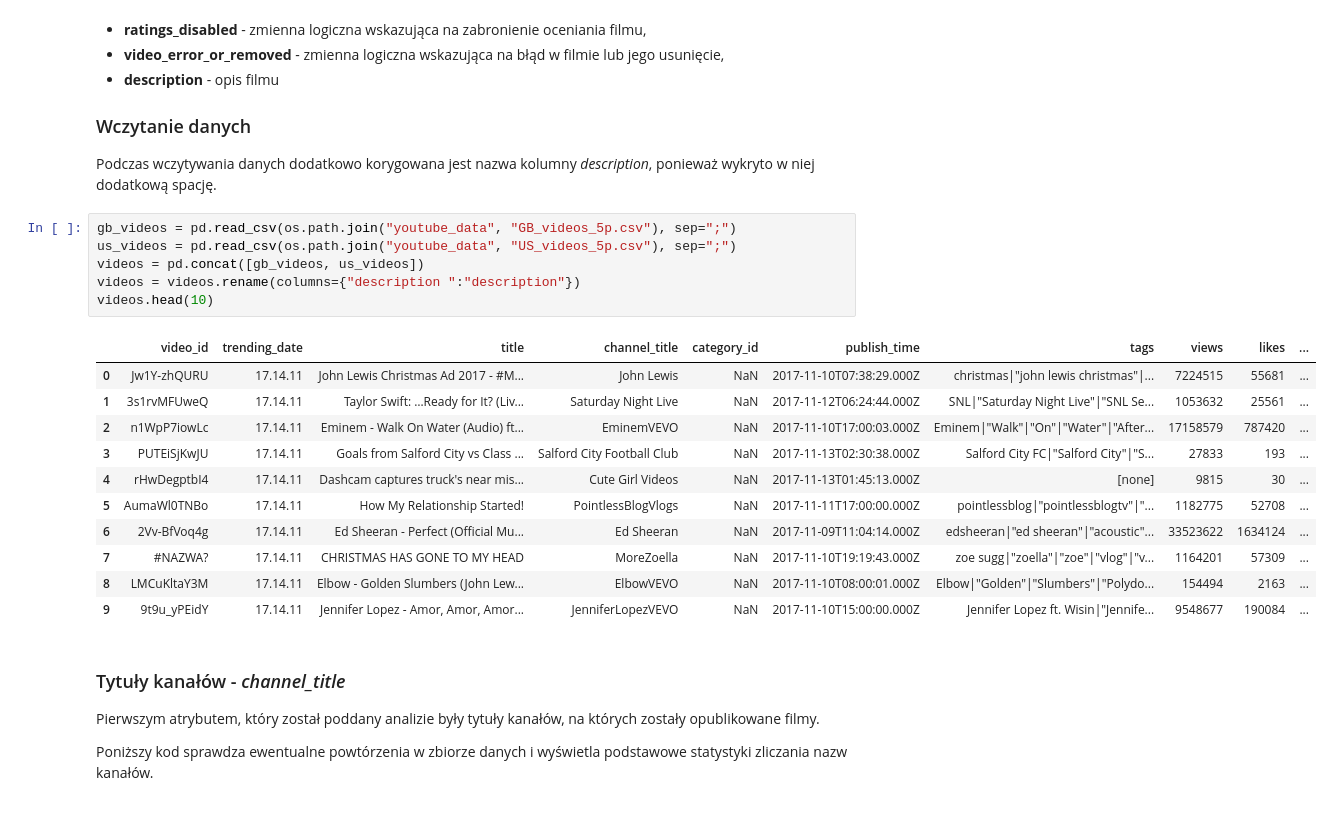
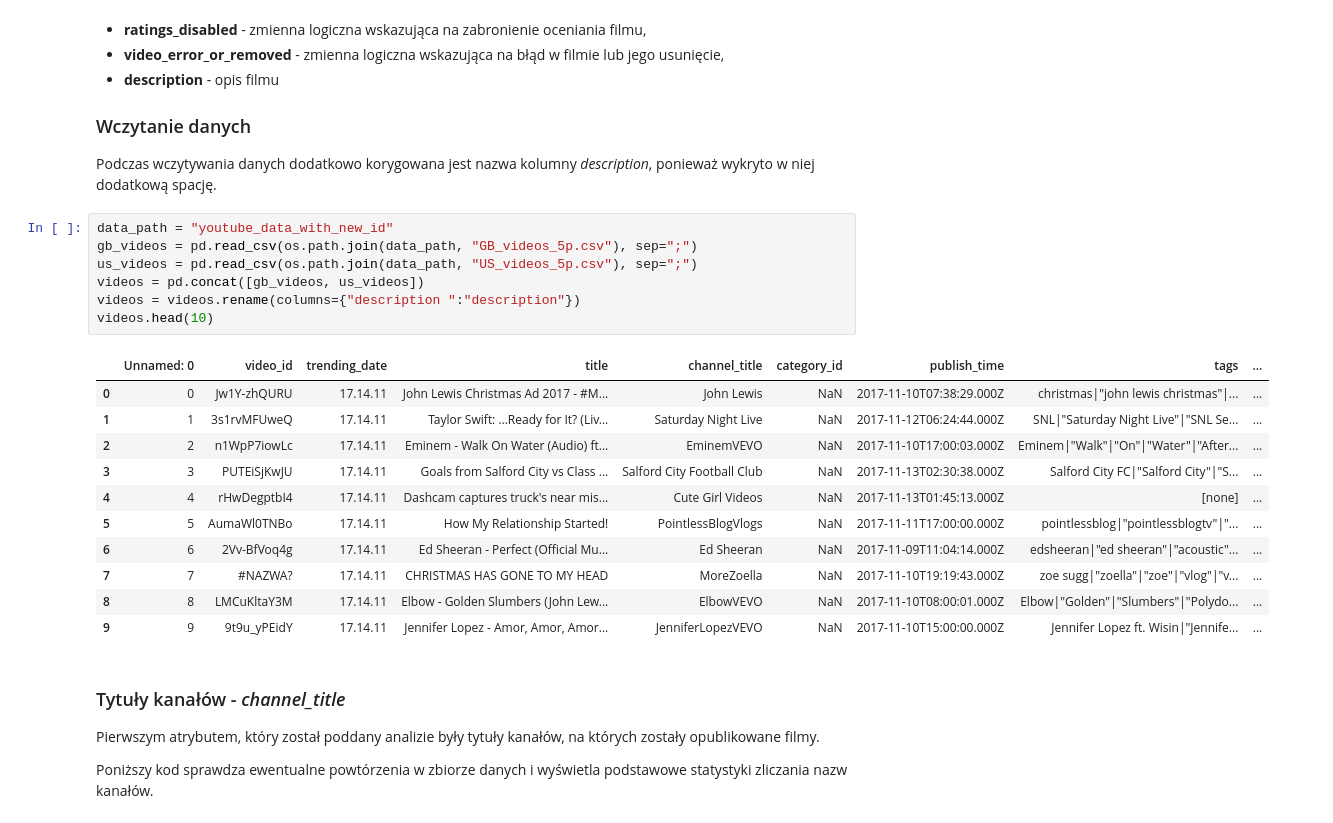
Before and after one commit to DominikKossinski/PED, a Jupyter notebook: ped.ipynb, the cells around one changed output. Saved outputs shown, nothing was run; the diff lists cells and outputs as text.

```diff
--- a/ped.ipynb
+++ b/ped.ipynb
@@ -46,23 +42,24 @@ W obu zbiorach danych występują następujące atrybuty:
 Podczas wczytywania danych dodatkowo korygowana jest nazwa kolumny *description*, ponieważ
 wykryto w niej dodatkową spację.
 # %%
-gb_videos = pd.read_csv(os.path.join("youtube_data", "GB_videos_5p.csv"), sep=";")
-us_videos = pd.read_csv(os.path.join("youtube_data", "US_videos_5p.csv"), sep=";")
+data_path = "youtube_data_with_new_id"
+gb_videos = pd.read_csv(os.path.join(data_path, "GB_videos_5p.csv"), sep=";")
+us_videos = pd.read_csv(os.path.join(data_path, "US_videos_5p.csv"), sep=";")
 videos = pd.concat([gb_videos, us_videos])
 videos = videos.rename(columns={"description ":"description"})
 videos.head(10)
 # %% [output]
-|  | video_id | trending_date | title | channel_title | category_id | publish_time | tags | views | likes | ... |
-| 0 | Jw1Y-zhQURU | 17.14.11 | John Lewis Christmas Ad 2017 - #M... | John Lewis | NaN | 2017-11-10T07:38:29.000Z | christmas|"john lewis christmas"|... | 7224515 | 55681 | ... |
-| 1 | 3s1rvMFUweQ | 17.14.11 | Taylor Swift: …Ready for It? (Liv... | Saturday Night Live | NaN | 2017-11-12T06:24:44.000Z | SNL|"Saturday Night Live"|"SNL Se... | 1053632 | 25561 | ... |
-| 2 | n1WpP7iowLc | 17.14.11 | Eminem - Walk On Water (Audio) ft... | EminemVEVO | NaN | 2017-11-10T17:00:03.000Z | Eminem|"Walk"|"On"|"Water"|"After... | 17158579 | 787420 | ... |
-| 3 | PUTEiSjKwJU | 17.14.11 | Goals from Salford City vs Class ... | Salford City Football Club | NaN | 2017-11-13T02:30:38.000Z | Salford City FC|"Salford City"|"S... | 27833 | 193 | ... |
-| 4 | rHwDegptbI4 | 17.14.11 | Dashcam captures truck's near mis... | Cute Girl Videos | NaN | 2017-11-13T01:45:13.000Z | [none] | 9815 | 30 | ... |
-| 5 | AumaWl0TNBo | 17.14.11 | How My Relationship Started! | PointlessBlogVlogs | NaN | 2017-11-11T17:00:00.000Z | pointlessblog|"pointlessblogtv"|"... | 1182775 | 52708 | ... |
-| 6 | 2Vv-BfVoq4g | 17.14.11 | Ed Sheeran - Perfect (Official Mu... | Ed Sheeran | NaN | 2017-11-09T11:04:14.000Z | edsheeran|"ed sheeran"|"acoustic"... | 33523622 | 1634124 | ... |
-| 7 | #NAZWA? | 17.14.11 | CHRISTMAS HAS GONE TO MY HEAD | MoreZoella | NaN | 2017-11-10T19:19:43.000Z | zoe sugg|"zoella"|"zoe"|"vlog"|"v... | 1164201 | 57309 | ... |
-| 8 | LMCuKltaY3M | 17.14.11 | Elbow - Golden Slumbers (John Lew... | ElbowVEVO | NaN | 2017-11-10T08:00:01.000Z | Elbow|"Golden"|"Slumbers"|"Polydo... | 154494 | 2163 | ... |
-| 9 | 9t9u_yPEidY | 17.14.11 | Jennifer Lopez - Amor, Amor, Amor... | JenniferLopezVEVO | NaN | 2017-11-10T15:00:00.000Z | Jennifer Lopez ft. Wisin|"Jennife... | 9548677 | 190084 | ... |
+|  | Unnamed: 0 | video_id | trending_date | title | channel_title | category_id | publish_time | tags | ... |
+| 0 | 0 | Jw1Y-zhQURU | 17.14.11 | John Lewis Christmas Ad 2017 - #M... | John Lewis | NaN | 2017-11-10T07:38:29.000Z | christmas|"john lewis christmas"|... | ... |
+| 1 | 1 | 3s1rvMFUweQ | 17.14.11 | Taylor Swift: …Ready for It? (Liv... | Saturday Night Live | NaN | 2017-11-12T06:24:44.000Z | SNL|"Saturday Night Live"|"SNL Se... | ... |
+| 2 | 2 | n1WpP7iowLc | 17.14.11 | Eminem - Walk On Water (Audio) ft... | EminemVEVO | NaN | 2017-11-10T17:00:03.000Z | Eminem|"Walk"|"On"|"Water"|"After... | ... |
+| 3 | 3 | PUTEiSjKwJU | 17.14.11 | Goals from Salford City vs Class ... | Salford City Football Club | NaN | 2017-11-13T02:30:38.000Z | Salford City FC|"Salford City"|"S... | ... |
+| 4 | 4 | rHwDegptbI4 | 17.14.11 | Dashcam captures truck's near mis... | Cute Girl Videos | NaN | 2017-11-13T01:45:13.000Z | [none] | ... |
+| 5 | 5 | AumaWl0TNBo | 17.14.11 | How My Relationship Started! | PointlessBlogVlogs | NaN | 2017-11-11T17:00:00.000Z | pointlessblog|"pointlessblogtv"|"... | ... |
+| 6 | 6 | 2Vv-BfVoq4g | 17.14.11 | Ed Sheeran - Perfect (Official Mu... | Ed Sheeran | NaN | 2017-11-09T11:04:14.000Z | edsheeran|"ed sheeran"|"acoustic"... | ... |
+| 7 | 7 | #NAZWA? | 17.14.11 | CHRISTMAS HAS GONE TO MY HEAD | MoreZoella | NaN | 2017-11-10T19:19:43.000Z | zoe sugg|"zoella"|"zoe"|"vlog"|"v... | ... |
+| 8 | 8 | LMCuKltaY3M | 17.14.11 | Elbow - Golden Slumbers (John Lew... | ElbowVEVO | NaN | 2017-11-10T08:00:01.000Z | Elbow|"Golden"|"Slumbers"|"Polydo... | ... |
+| 9 | 9 | 9t9u_yPEidY | 17.14.11 | Jennifer Lopez - Amor, Amor, Amor... | JenniferLopezVEVO | NaN | 2017-11-10T15:00:00.000Z | Jennifer Lopez ft. Wisin|"Jennife... | ... |
 # %% [markdown]
 ### Tytuły kanałów - *channel_title*
 
```
Also changed, not shown: parts of 31 cells of this notebook, 8 other files.
